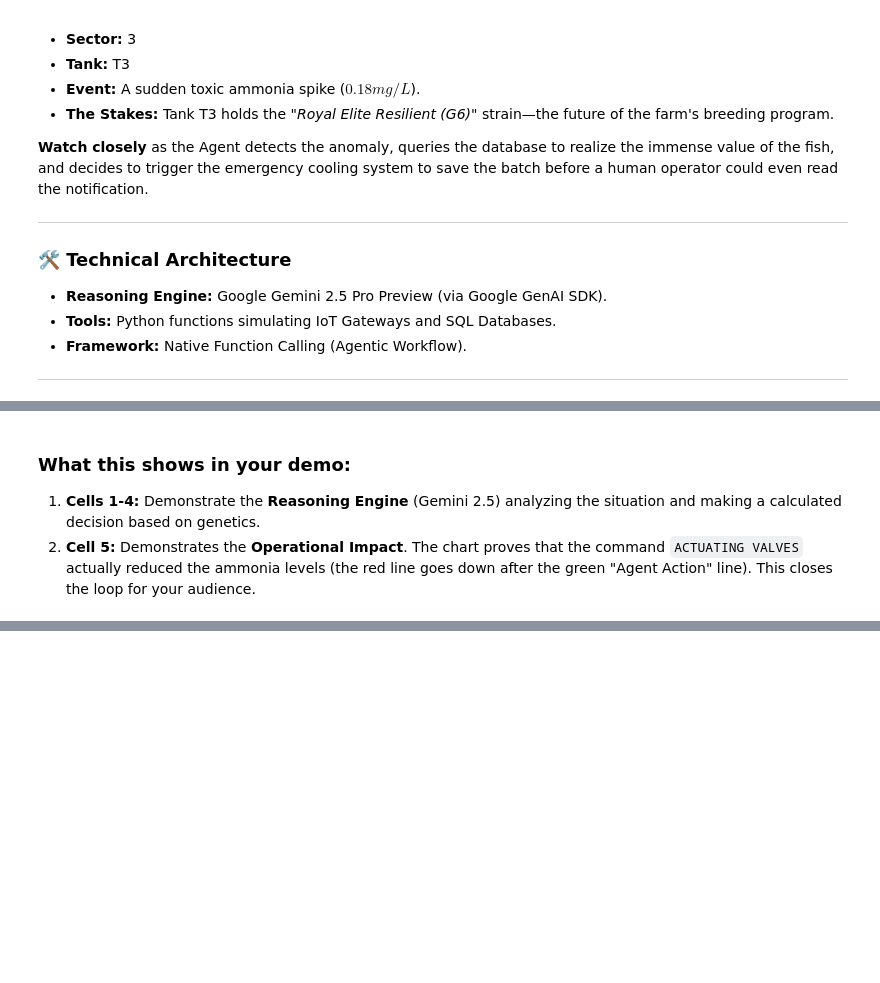
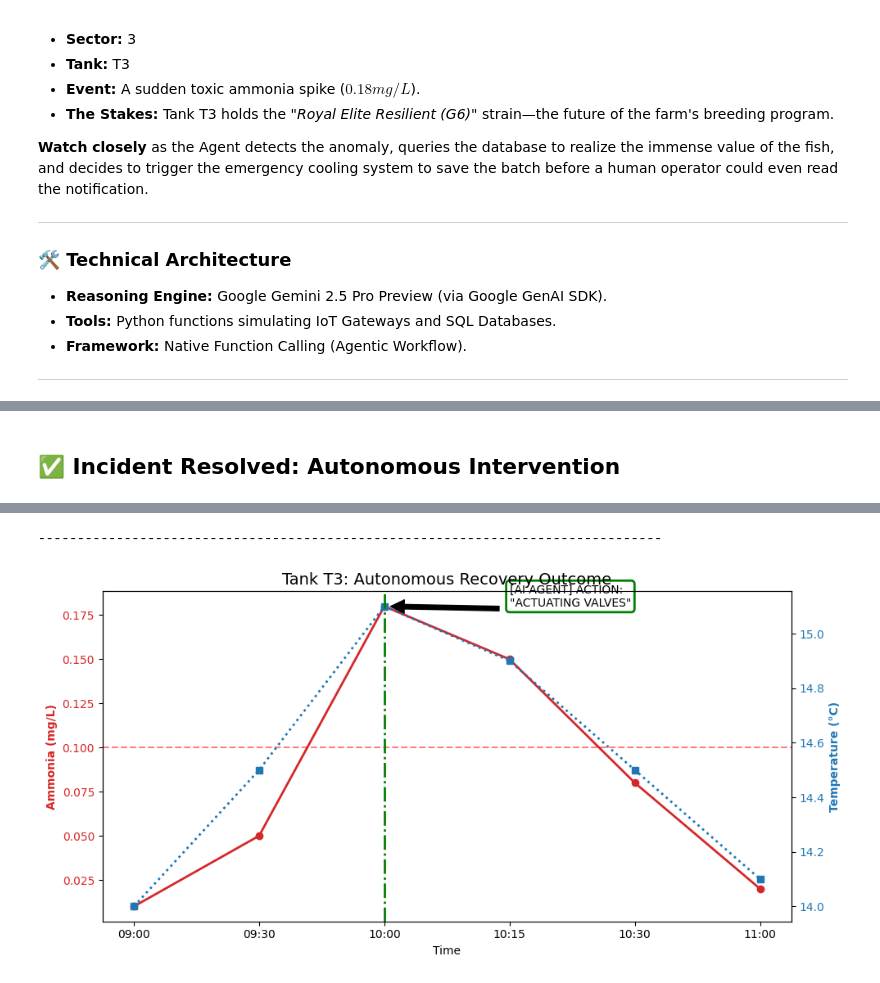
Before and after one commit to murfish/AI-Enhancement-with-Knowledge-Graphs---Mastering-RAG-Systems, a Jupyter notebook: EcoGene.ipynb, the cells around one changed output, grey strips where cells are left out. Cells and saved outputs as stored; diff of their text form; code cells hidden in the pictures; blank space fills up the shorter version.

```diff
--- a/EcoGene.ipynb
+++ b/EcoGene.ipynb
@@ -301,5 +231,28 @@ plot_intervention_outcome()
-# %% [markdown]
-### What this shows in your demo:
-
-1.  **Cells 1-4:** Demonstrate the **Reasoning Engine** (Gemini 2.5) analyzing the situation and making a calculated decision based on genetics.
-2.  **Cell 5:**  Demonstrates the **Operational Impact**. The chart proves that the command `ACTUATING VALVES` actually reduced the ammonia levels (the red line goes down after the green "Agent Action" line). This closes the loop for your audience.
+# %%
+# @title 🚀 Run Live Simulation
+# Run this cell to start the Agent
+
+print("🔵 SYSTEM STATUS: NORMAL")
+print("⚠️ INCOMING ALERT: Anomaly detected in Sector 3...")
+time.sleep(1)
+print("-" * 40)
+
+# 1. Run the Agent (Audience sees the logs)
+print("🤖 AGENT ACTIVATED. Initiating Reasoning Loop...")
+agent_response = run_agent_simulation()
+
+# 2. The Dramatic Pause
+time.sleep(4)
+
+# 3. Clear screen for the "Dashboard" effect
+clear_output(wait=True)
+
+# 4. Show the Final Result
+display(Markdown("## ✅ Incident Resolved: Autonomous Intervention"))
+display(Markdown(f"**Outcome:** {agent_response}"))
+print("-" * 80)
+
+# 5. Show the Proof
+plot_intervention_outcome()
+# %% [output]
+## ✅ Incident Resolved: Autonomous Intervention
@@ -305,0 +260,2 @@ plot_intervention_outcome()
+--------------------------------------------------------------------------------
+[figure, added]
```
Also changed, not shown: parts of 13 cells of this notebook.
